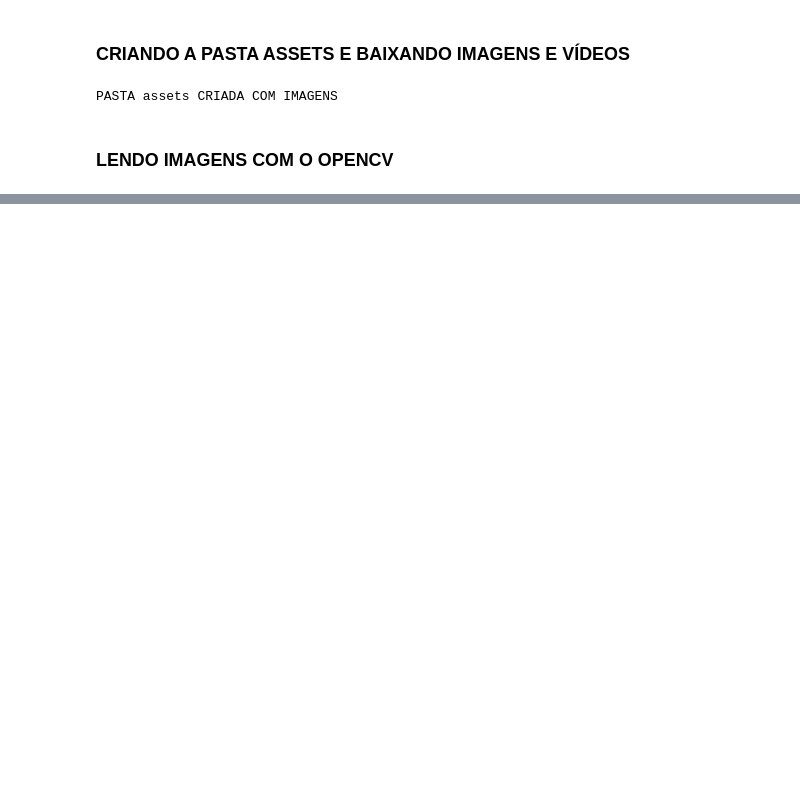
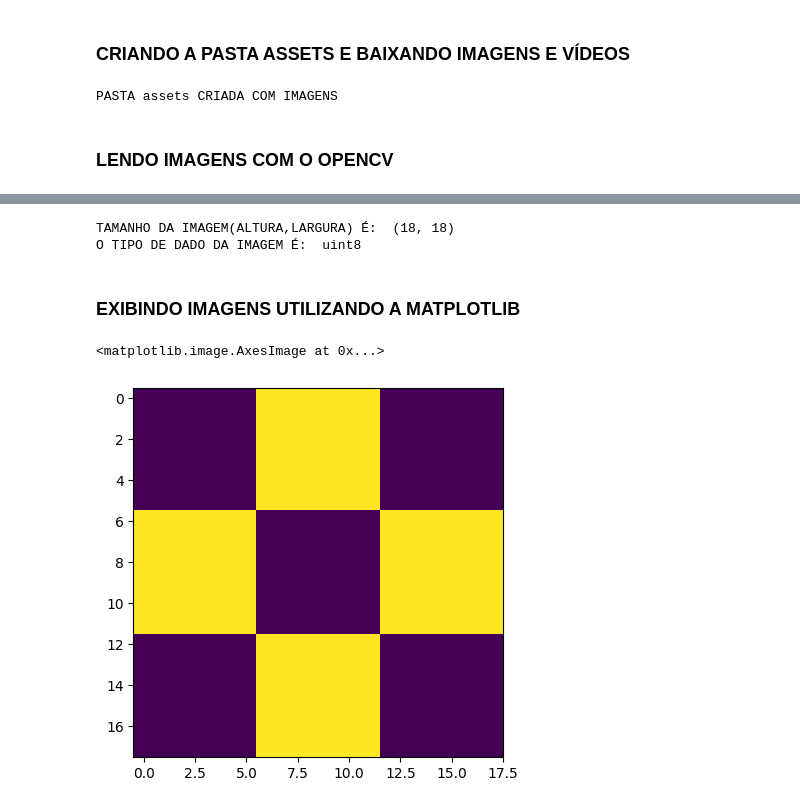
Before and after one commit to Felipex99/OPEN_CV, a Jupyter notebook: opencv.ipynb, the cells around one changed output, grey strips where cells are left out. Drawn from its saved outputs; the diff is of its cells as text; code cells hidden in the pictures; blank space fills up the shorter version.

```diff
--- a/opencv.ipynb
+++ b/opencv.ipynb
@@ -61,0 +79,5 @@ d
+# %%
+img = cv.imread("checkerboard_18x18.png",cv.IMREAD_GRAYSCALE)#LÊ A IMAGEM COMO UMA ESCALA CINZA
+# PRINTA OS DADOS DA IMAGEM(VALORES DOS PIXELS) ELEMENTOS DE UMA MATRIZ 2D NUMPY
+# CADA VALOR DO PIXEL É DE 8-BITS [0, 255]
+print(img)
@@ -61,0 +103,15 @@ d
+# %%
+# PRINTANDO O TAMANHO DA IMAGEM
+print("TAMANHO DA IMAGEM(ALTURA,LARGURA) É: ",img.shape)
+# PRINTANDO O TIPO DA IMAGEM
+print("O TIPO DE DADO DA IMAGEM É: ",img.dtype)
+# %% [output]
+TAMANHO DA IMAGEM(ALTURA,LARGURA) É:  (18, 18)
+O TIPO DE DADO DA IMAGEM É:  uint8
+# %% [markdown]
+<h3><b>EXIBINDO IMAGENS UTILIZANDO A MATPLOTLIB<b></h3>
+# %%
+plt.imshow(img)
+# %% [output]
+<matplotlib.image.AxesImage at 0x...>
+[figure, added]
```
Also changed, not shown: parts of 24 cells of this notebook, 9 other files.
